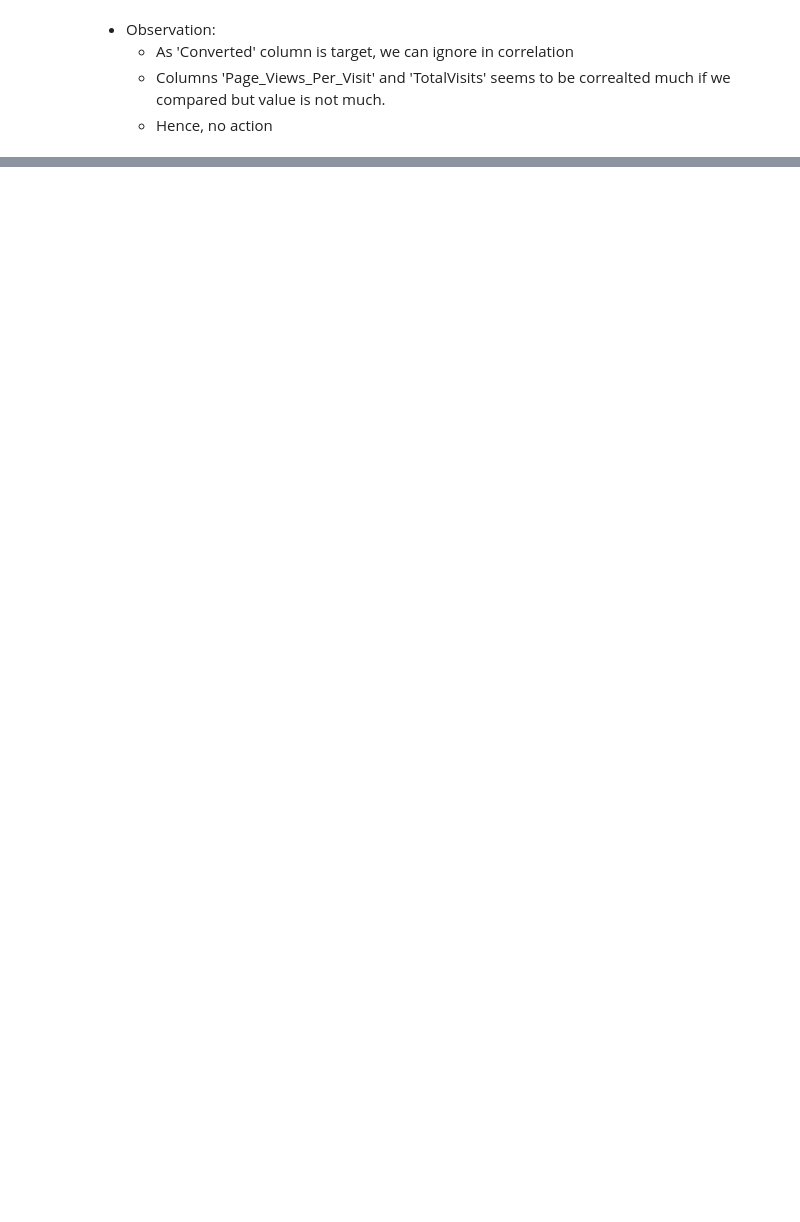
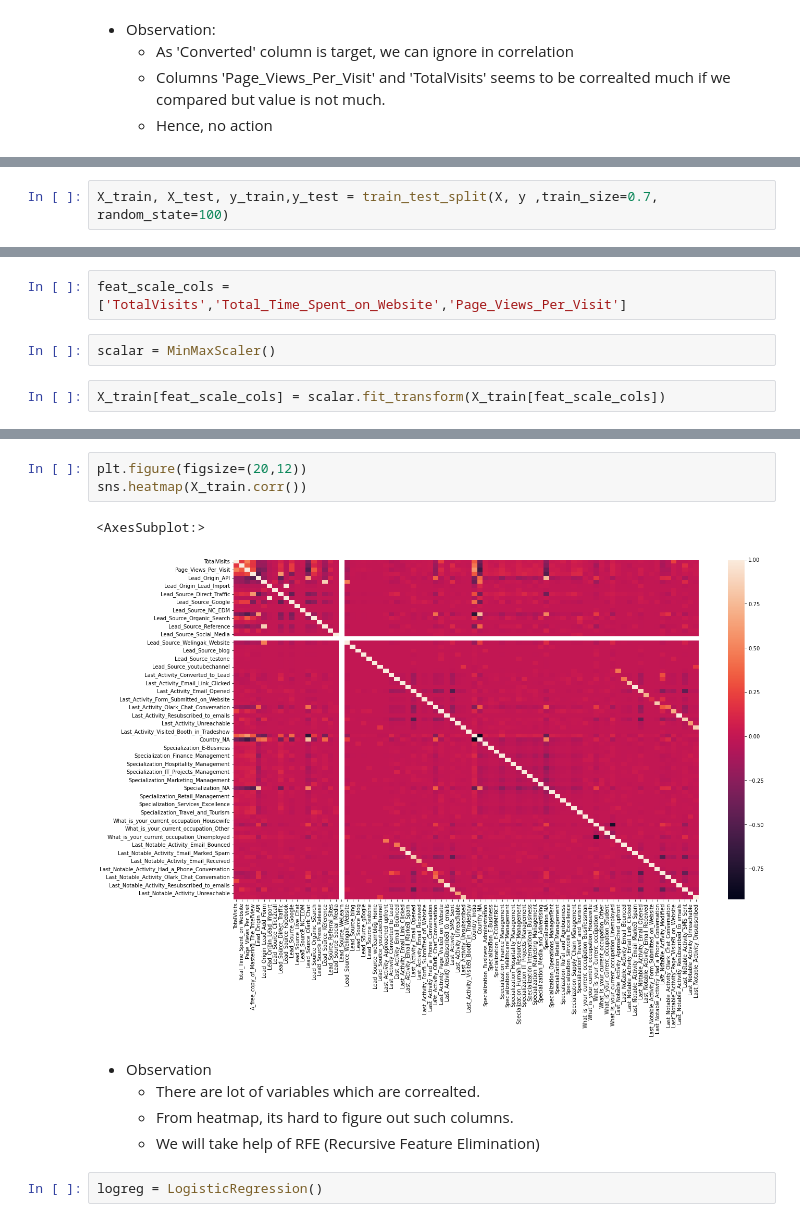
Before and after one commit to Prashik28/techeenomad_dataScience, a Jupyter notebook: Logistic Regression/PB_lead_scoring_case_study.ipynb, the cells around one changed output, grey strips where cells are left out. Drawn from its saved outputs; the diff is of its cells as text; blank space fills up the shorter version.

```diff
--- a/Logistic Regression/PB_lead_scoring_case_study.ipynb
+++ b/Logistic Regression/PB_lead_scoring_case_study.ipynb
@@ -502,0 +683,2 @@ sns.heatmap(leads_df.corr(), annot=True,cmap='Greens')
+# %%
+X_train, X_test, y_train,y_test = train_test_split(X, y ,train_size=0.7, random_state=100)
@@ -502,0 +719,6 @@ sns.heatmap(leads_df.corr(), annot=True,cmap='Greens')
+# %%
+feat_scale_cols = ['TotalVisits','Total_Time_Spent_on_Website','Page_Views_Per_Visit']
+# %%
+scalar = MinMaxScaler()
+# %%
+X_train[feat_scale_cols] = scalar.fit_transform(X_train[feat_scale_cols])
@@ -502,0 +737,13 @@ sns.heatmap(leads_df.corr(), annot=True,cmap='Greens')
+# %%
+plt.figure(figsize=(20,12))
+sns.heatmap(X_train.corr())
+# %% [output]
+<AxesSubplot:>
+[figure, added]
+# %% [markdown]
+- Observation
+    - There are lot of variables which are correalted.
+    - From heatmap, its hard to figure out such columns.
+    - We will take help of RFE (Recursive Feature Elimination)
+# %%
+logreg = LogisticRegression()
```
Also changed, not shown: parts of 153 cells of this notebook, 1 other file.
